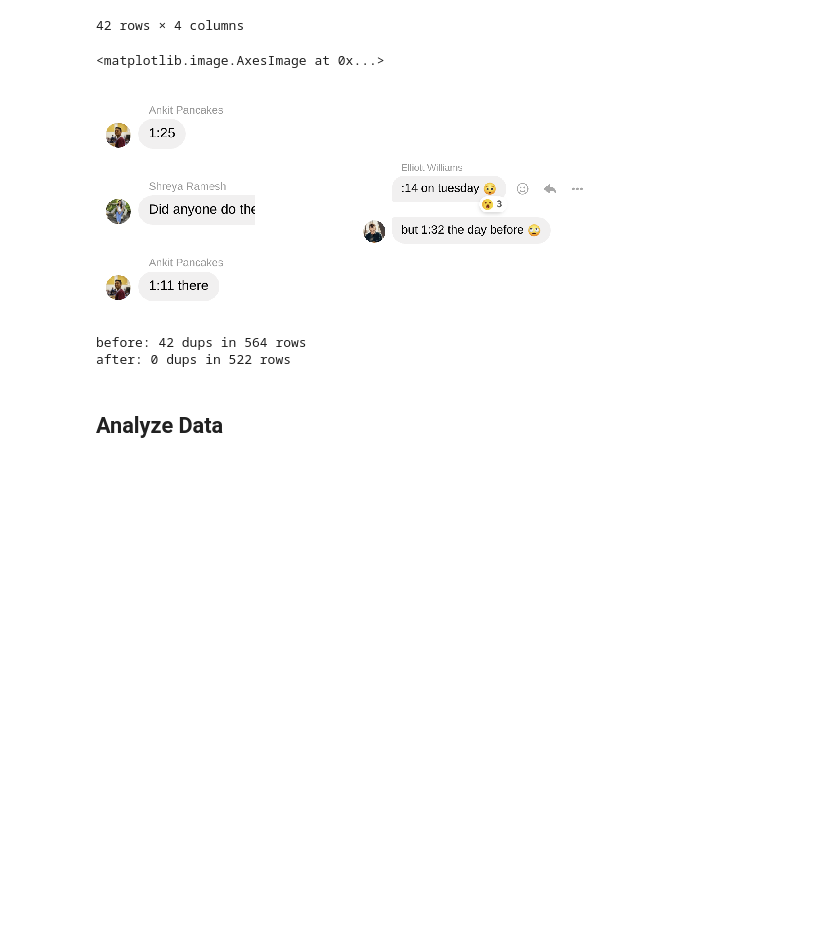
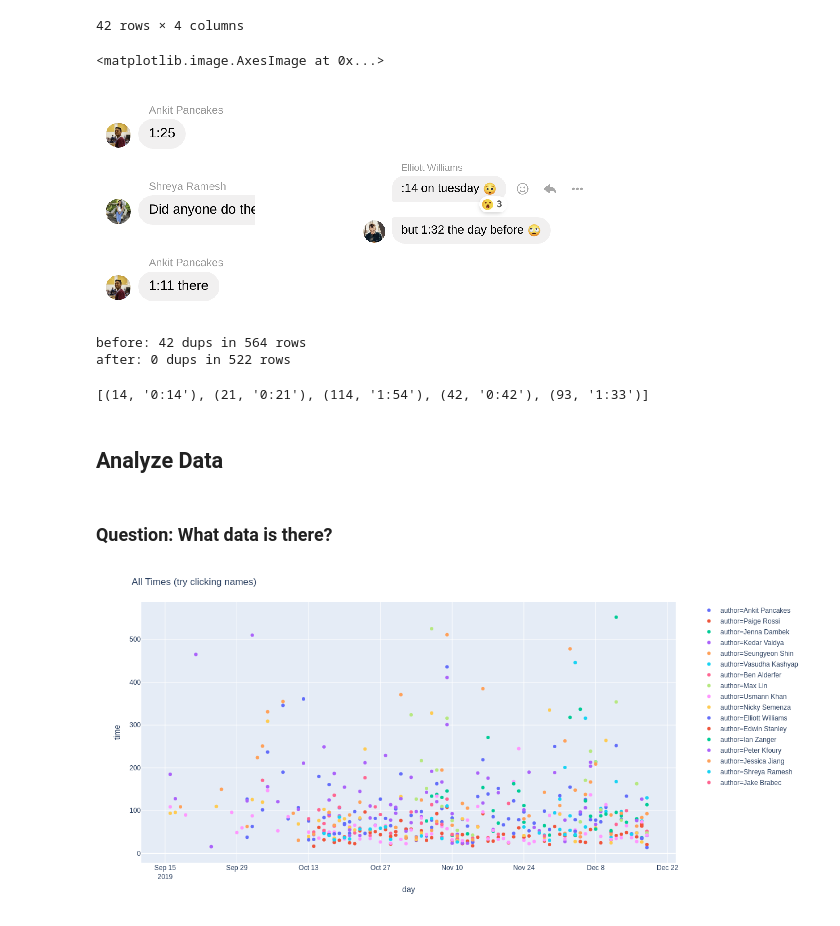
Before and after one commit to UsmannK/nyt-crossword-analysis, a Jupyter notebook: crossword_analysis.ipynb, the cells around one changed output. Cells and saved outputs as stored; diff of their text form; code cells hidden in the pictures; blank space fills up the shorter version.

Commit message:
Checkpoint commit

```diff
--- a/crossword_analysis.ipynb
+++ b/crossword_analysis.ipynb
@@ -106,5 +107,22 @@ print('after: {} dups in {} rows'.format(len(find_dups(df)), len(df['author'])))
 # %% [output]
 before: 42 dups in 564 rows
 after: 0 dups in 522 rows
+# %%
+# Transform times to secs
+all_secs = []
+for time in df['time']:
+    if time.startswith(':'):
+        time = '0' + time
+    times = time.split(':')
+    secs = 60*(int(times[0])) + int(times[1])
+    all_secs.append(secs)
+# %%
+# Spot check
+list(zip(all_secs, df['time']))[:5]
+# %% [output]
+[(14, '0:14'), (21, '0:21'), (114, '1:54'), (42, '0:42'), (93, '1:33')]
+# %%
+# Looks good ....
+df['time'] = all_secs
 # %% [markdown]
 ## Analyze Data
@@ -110,0 +131,8 @@ after: 0 dups in 522 rows
+# %% [markdown]
+### Question: What data is there?
+# %%
+fig = px.scatter(df, x="day", y="time", color="author")
+fig.update_layout(title="All Times (try clicking names)")
+fig.show()
+# %% [output]
+[figure, added]
```
Also changed, not shown: parts of 15 cells of this notebook.
